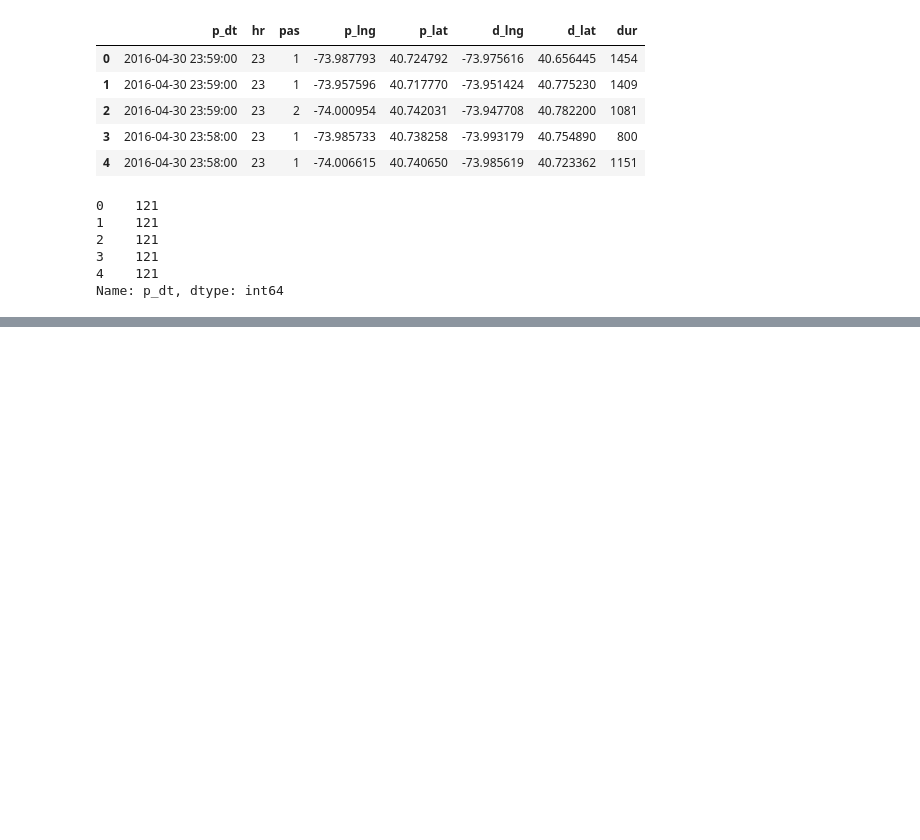
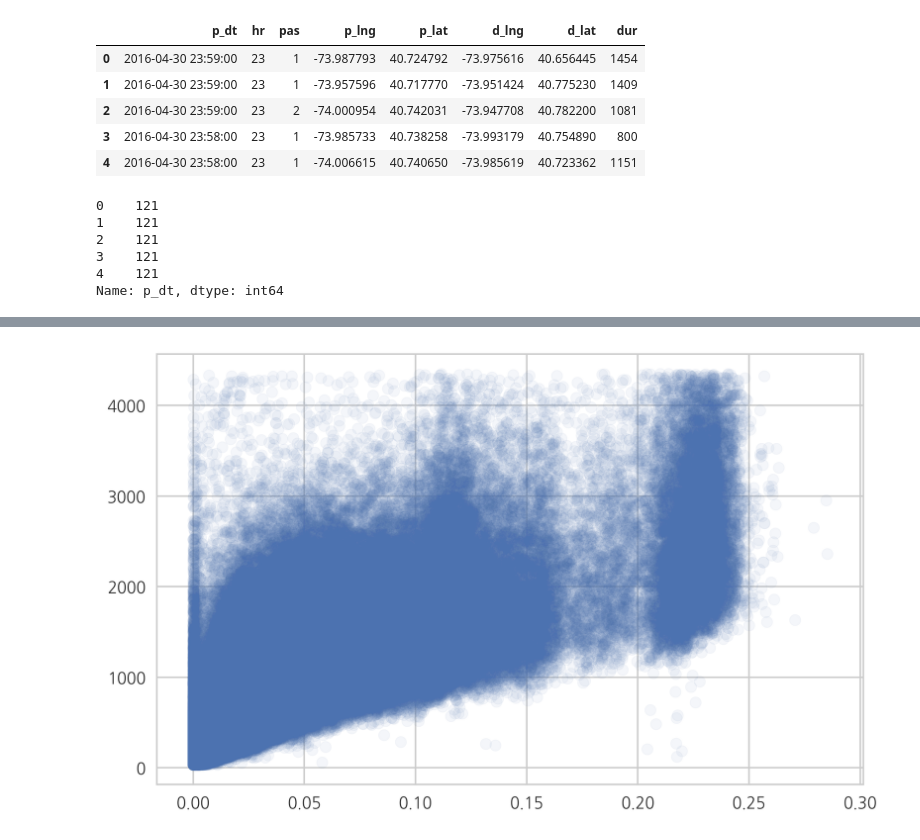
Before and after one commit to eigenSim/dss6a-regression, a Jupyter notebook: choi/171011_choi_notes.ipynb, the cells around one changed output, grey strips where cells are left out. Drawn from its saved outputs; the diff is of its cells as text; code cells hidden in the pictures; blank space fills up the shorter version.

```diff
--- a/choi/171011_choi_notes.ipynb
+++ b/choi/171011_choi_notes.ipynb
@@ -111,3 +126,12 @@ taxi_df['p_dt'].dt.dayofyear.head()
 3    121
 4    121
 Name: p_dt, dtype: int64
+# %%
+def dist(plng, plat, dlng, dlat):
+    return ((dlng-plng)**2 + (dlat-plat)**2) ** 0.5
+
+# test case
+aaa = taxi_df.copy()
+aaa['new'] = np.vectorize(dist)(\
+                aaa['p_lng'], aaa['p_lat'], aaa['d_lng'], aaa['d_lat'])
+aaa.head()
@@ -113,0 +145,6 @@ Name: p_dt, dtype: int64
+# %%
+taxi_df['L2'] = np.vectorize(dist)(\
+                taxi_df['p_lng'], taxi_df['p_lat'],\
+                taxi_df['d_lng'], taxi_df['d_lat'])
+
+taxi_df.head()
@@ -113,0 +158,5 @@ Name: p_dt, dtype: int64
+# %%
+plt.scatter(taxi_df['L2'], taxi_df['dur'], alpha=0.06)
+plt.show()
+# %% [output]
+[figure, added]
```
Also changed, not shown: parts of 5 cells of this notebook, 4 other files.
